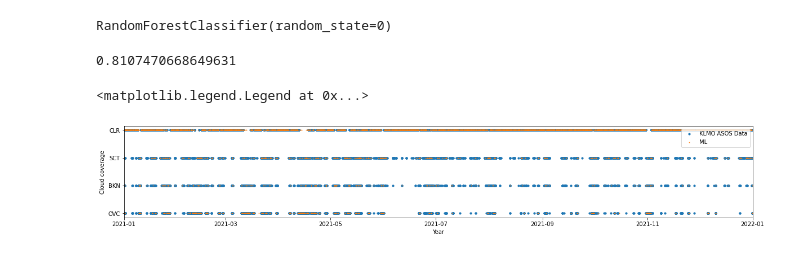
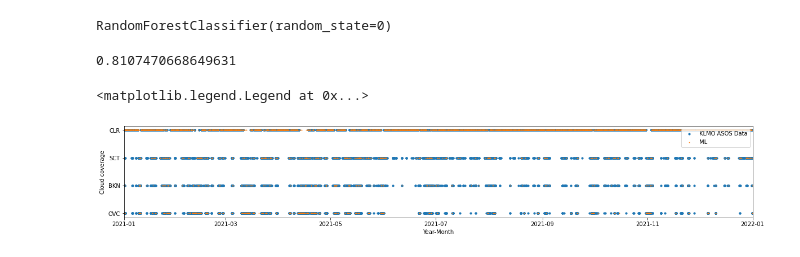
Before and after one commit to graupely/machine_learning, a Jupyter notebook: ml_example_longmont_cloud_cover.ipynb, the cells around one changed output. Drawn from its saved outputs; the diff is of its cells as text; code cells hidden in the pictures.

```diff
--- a/ml_example_longmont_cloud_cover.ipynb
+++ b/ml_example_longmont_cloud_cover.ipynb
@@ -65,13 +65,13 @@ accuracy_score(y_test, y_pred)
 # %%
 # Plot the last year of cloud coverage and the ML prediction
 fig, ax = plt.subplots(figsize=(20,3))
 
 ax.set_xlim([datetime.date(2021, 1, 1), datetime.date(2022, 1, 1)])
 ax.scatter(df_cloudy.index, df_cloudy['skyc1'], color='C0', s=10, label='KLMO ASOS Data')
 ax.scatter(y_test.index, y_pred, color='C1', s=0.5, label='ML')
 ax.set_ylabel(r'Cloud coverage')
-ax.set_xlabel('Year')
+ax.set_xlabel('Year-Month')
 ax.legend(loc='upper right')
 # %% [output]
 <matplotlib.legend.Legend at 0x...>
-[figure, old version]
+[figure, new version]
```
